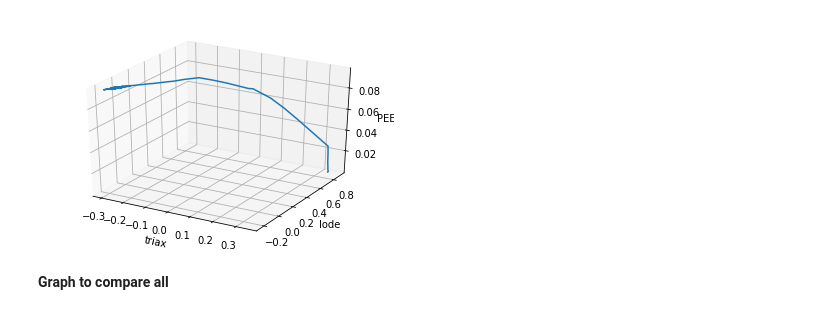
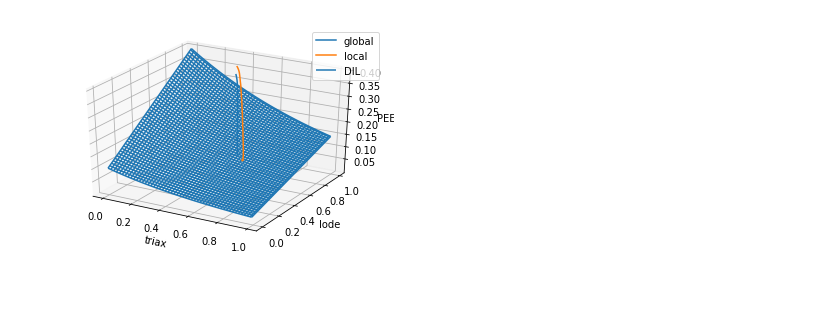
Before and after one commit to peeraponw/Multiscale_surface_modeling, a Jupyter notebook: hole_expansion/submodel_Nid/HET_analysis/HET_analysis.ipynb, the cells around one changed output. Cells and saved outputs as stored; diff of their text form; code cells hidden in the pictures; blank space fills up the shorter version.

Commit message:
HET_analysis new version: 1.include DIL 2.cal surfFac 3.graph plot

```diff
--- a/hole_expansion/submodel_Nid/HET_analysis/HET_analysis.ipynb
+++ b/hole_expansion/submodel_Nid/HET_analysis/HET_analysis.ipynb
@@ -115,20 +239,34 @@ np.savetxt('localVar.csv', localVar, delimiter=',')
 # %%
 fig = plt.figure()
 ax = fig.add_subplot(111, projection='3d')
+
+
+# plot global scatter result
+xs = globalTriax
+ys = globalLode
+zs = globalPeeq
+ax.plot(xs, ys, zs, label='global')
 
 # plot local scatter result
 xs = localTriax
 ys = localLode
 zs = localPeeq
-ax.plot(xs, ys, zs)
+localPlot = ax.plot(xs, ys, zs, label='local')
+
+# plot DIL
+X = np.arange(0, 1, 0.01)
+Y = np.arange(0, 1, 0.01)
+X, Y = np.meshgrid(X, Y)
+Z = df_DIL
+ax.plot_wireframe(X, Y, Z, label='DIL')
+
 
 # set axis label
 ax.set_xlabel('triax')
 ax.set_ylabel('lode')
 ax.set_zlabel('PEEQ')
+ax.legend()
 
 plt.show()
 # %% [output]
-[figure, old version]
+[figure, new version]
-# %% [markdown]
-**Graph to compare all**
```
Also changed, not shown: parts of 30 cells of this notebook, 10 other files.
